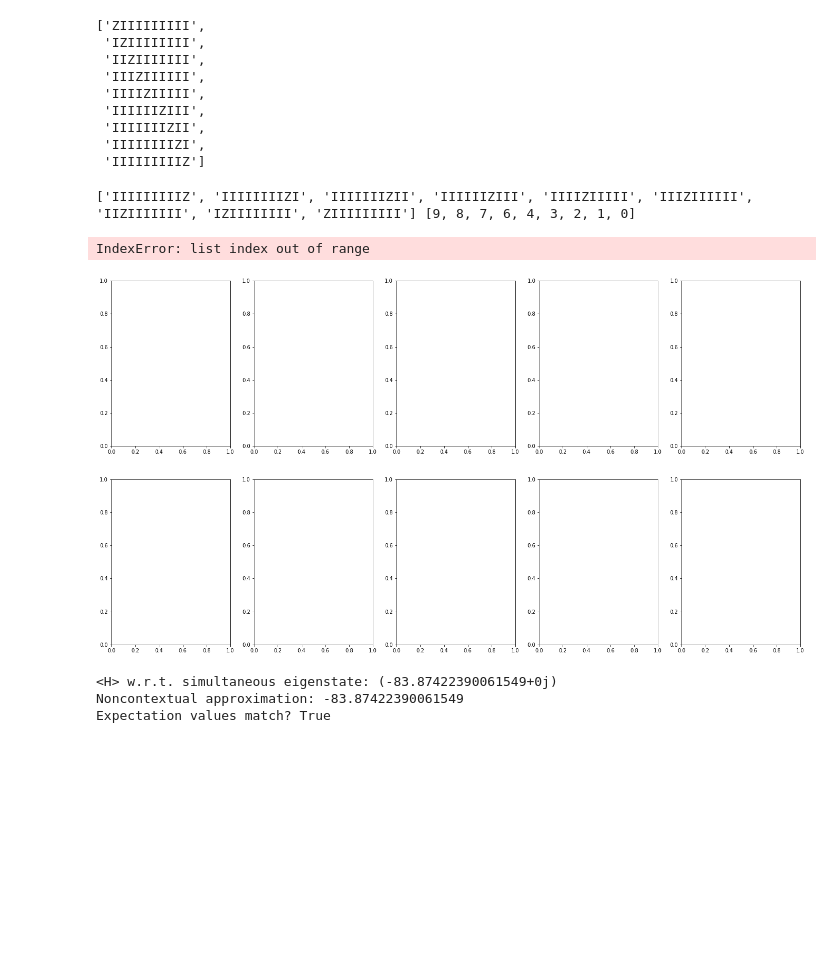
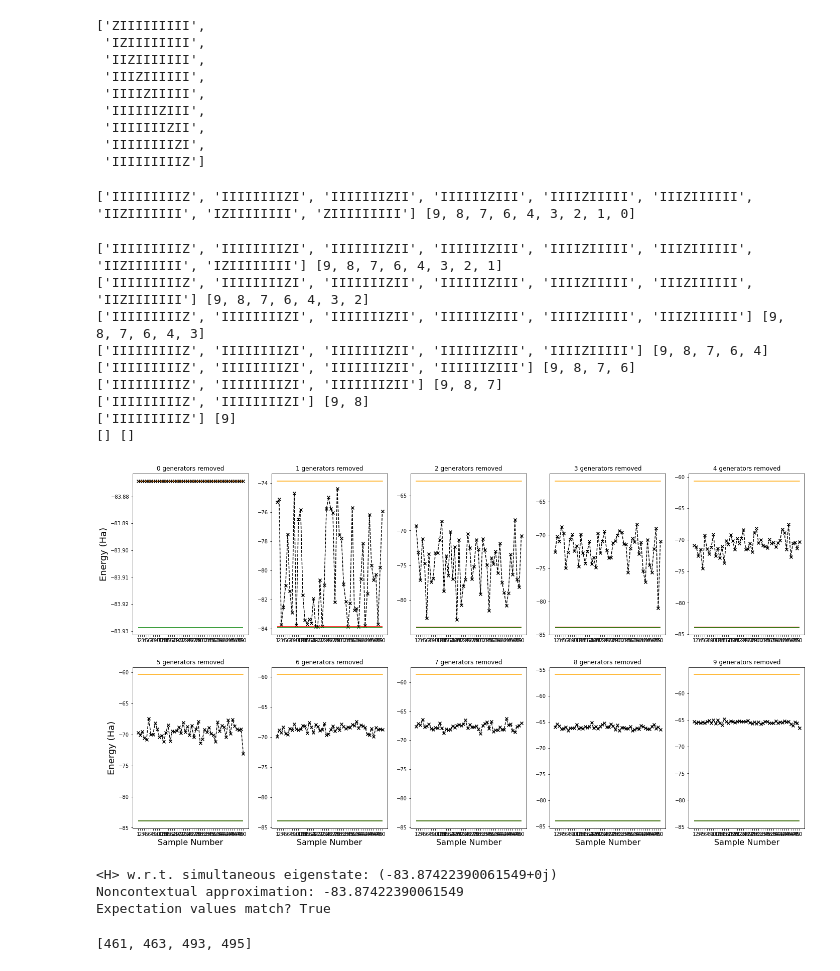
Before and after one commit to wmkirby1/CS-VQE, a Jupyter notebook: H2O.ipynb, the cells around one changed output. Saved outputs shown, nothing was run; the diff lists cells and outputs as text; code cells hidden in the pictures; blank space fills up the shorter version.

Commit message:
Produced plots for H2O random ansatz

```diff
--- a/H2O.ipynb
+++ b/H2O.ipynb
@@ -326,12 +326,12 @@ generators
 # %%
 #take expectation value algebraically
 from matplotlib import pyplot as plt
-shots=2
+shots=50
+initial_state = '0111101111'
 
 #rot_ham, rot_ham_noncon, rot_ham_context = rotate_hamiltonian(rotations, ham, ham_noncon, ham_context)
 
-def expectation_optimiser(ham_n, ham_c, p, Z_indices):
-    initial_state = '0111101111'
+def expectation_optimiser(ham_n, ham_c, p, Z_indices, initial_state):
     eigenstate_indices = find_eigenstate_indices(initial_state, Z_indices)
 
     psi = np.array([0 for i in range(2**num_qubits)], dtype=complex)
@@ -349,12 +349,6 @@ grid_pos.reverse()
 
 X=list(range(1, shots+1))
 
-random_amplitudes=[]
-for i in range(shots):
-    rand_vec = random_vector(len(eigenstate_indices))
-    rand_vec = [random_complex_unit()*c for c in rand_vec]
-    random_amplitudes.append(rand_vec)
-
 for index, grid in enumerate(grid_pos):
 
     removed_index = list(range(index, 9))
@@ -369,7 +363,14 @@ for index, grid in enumerate(grid_pos):
     new_ham_noncon_q = q_conv.dict_to_QubitOperator(new_ham_noncon, num_qubits)
     new_ham_context_q = q_conv.dict_to_QubitOperator(new_ham_context, num_qubits)
 
-    eigenstate_indices = find_eigenstate_indices(initial_state, Z_indices)
+    eigenstate_indices = sorted(find_eigenstate_indices(initial_state, Z_indices))
+
+    random_amplitudes=[]
+    for i in range(shots):
+        rand_vec = random_vector(len(eigenstate_indices))
+        rand_vec = sorted([random_complex_unit()*c for c in rand_vec], key=abs)
+        rand_vec.reverse()
+        random_amplitudes.append(rand_vec)
 
     #amps=[random_vector(len(eigenstate_indices)) for i in range(shots)]
     Y_noncon=[]
@@ -381,38 +382,46 @@ for index, grid in enumerate(grid_pos):
     #A = LinearQubitOperator(A_op, num_qubits)
 
     for amps in random_amplitudes:
-        expect_noncon, expect_context = expectation_optimiser(new_ham_noncon_q, new_ham_context_q, amps, Z_indices)
+        expect_noncon, expect_context = expectation_optimiser(new_ham_noncon_q, new_ham_context_q, amps, Z_indices, initial_state)
 
         #Y_full.append(expect_full)
         Y_noncon.append(expect_noncon)
         Y_context.append(expect_context)
         Y_combined.append(expect_noncon+expect_context)
 
         #print(p, expect_noncon + expect_context < gs_noncon_energy)
         #print((np.conjugate(psi)).dot(psi))
         #Verify +1-eigenstate
         #A_psi = A.matvec(psi)
         #print(psi_conj.dot(A_psi))
 
     axs[grid].plot(X, Y_noncon, color='orange')
     #axs[grid].scatter(X, Y_context, color='blue', marker = 'x')
     #axs[grid].plot(X, Y_context, color='blue', ls='--')
     axs[grid].scatter(X, Y_combined, color='black', marker = 'x')
     axs[grid].plot(X, Y_combined, color='black', ls='--')
     #plt.plot(range(shots), Y_combined, color='purple')
     axs[grid].hlines(gs_noncon_energy, 1, shots, color='r')
     axs[grid].hlines(true_gs, 1, shots, color='g')
 
     axs[grid].set_xticks(X)
     axs[grid].set_title("%i generators removed" % abs(index-9))
     if grid[0] == 1:
         axs[grid].set_xlabel('Sample Number',fontsize=16)
     if grid[1] == 0:
         axs[grid].set_ylabel('Energy (Ha)',fontsize=18)
     #print('<H> w.r.t. simultaneous eigenstate:', expect)
     #print('Noncontextual approximation:', gs_noncon_energy)
     #print('Expectation values match?', abs(expect - gs_noncon_energy) < 10**-12) #sanity check - expectation values match?
 # %% [output]
 ['IIIIIIIIIZ', 'IIIIIIIIZI', 'IIIIIIIZII', 'IIIIIIZIII', 'IIIIZIIIII', 'IIIZIIIIII', 'IIZIIIIIII', 'IZIIIIIIII', 'ZIIIIIIIII'] [9, 8, 7, 6, 4, 3, 2, 1, 0]
-IndexError: list index out of range
+['IIIIIIIIIZ', 'IIIIIIIIZI', 'IIIIIIIZII', 'IIIIIIZIII', 'IIIIZIIIII', 'IIIZIIIIII', 'IIZIIIIIII', 'IZIIIIIIII'] [9, 8, 7, 6, 4, 3, 2, 1]
+['IIIIIIIIIZ', 'IIIIIIIIZI', 'IIIIIIIZII', 'IIIIIIZIII', 'IIIIZIIIII', 'IIIZIIIIII', 'IIZIIIIIII'] [9, 8, 7, 6, 4, 3, 2]
+['IIIIIIIIIZ', 'IIIIIIIIZI', 'IIIIIIIZII', 'IIIIIIZIII', 'IIIIZIIIII', 'IIIZIIIIII'] [9, 8, 7, 6, 4, 3]
+['IIIIIIIIIZ', 'IIIIIIIIZI', 'IIIIIIIZII', 'IIIIIIZIII', 'IIIIZIIIII'] [9, 8, 7, 6, 4]
+['IIIIIIIIIZ', 'IIIIIIIIZI', 'IIIIIIIZII', 'IIIIIIZIII'] [9, 8, 7, 6]
+['IIIIIIIIIZ', 'IIIIIIIIZI', 'IIIIIIIZII'] [9, 8, 7]
+['IIIIIIIIIZ', 'IIIIIIIIZI'] [9, 8]
+['IIIIIIIIIZ'] [9]
+[] []
-[figure, old version]
+[figure, new version]
@@ -438,3 +447,7 @@ for p in np.linspace(0, 1, 1):
 <H> w.r.t. simultaneous eigenstate: (-83.87422390061549+0j)
 Noncontextual approximation: -83.87422390061549
 Expectation values match? True
+# %%
+sorted(find_eigenstate_indices(initial_state, [8, 4]))
+# %% [output]
+[461, 463, 493, 495]
```
Also changed, not shown: parts of 5 cells of this notebook.
